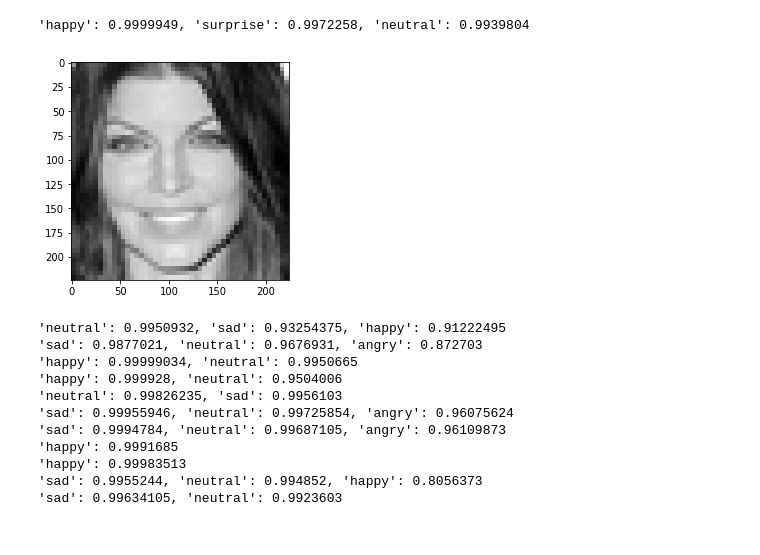
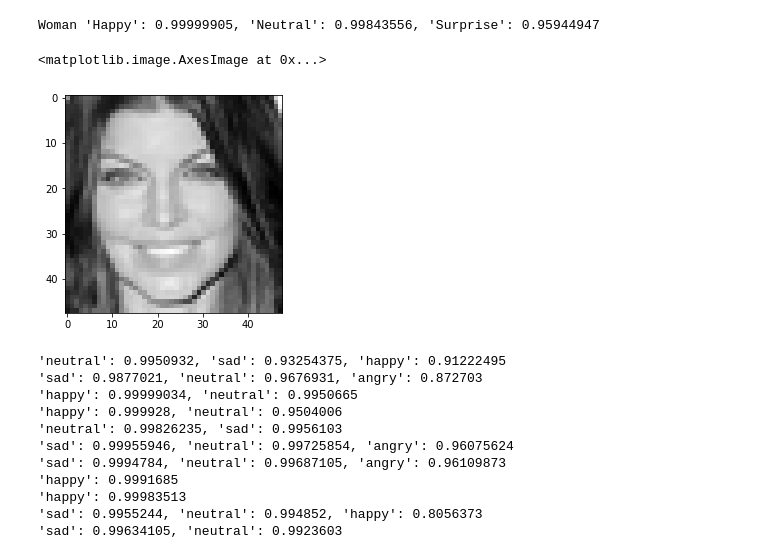
Before and after one commit to Piccio98/FER-and-GR-Project, a Jupyter notebook: VAR Project.ipynb, the cells around one changed output. Cells and saved outputs as stored; diff of their text form; code cells hidden in the pictures.

```diff
--- a/VAR Project.ipynb
+++ b/VAR Project.ipynb
@@ -18,6 +18,13 @@ if not os.path.exists("Test Set/"):
     gdown.extractall(file_path)
     if os.path.exists(file_path):
         os.remove(file_path)
+# %%
+gender_img_height = 378
+gender_img_width = 378
+emotions_img_height = 224
+emotions_img_width = 224
+gender_class_names = ["Man", "Woman"]
+emotions_class_names = ["Angry", "Disgust", "Fear", "Happy", "Neutral", "Sad", "Surprise"]
 # %%
 #Load the Model
 file_path = "test.zip"
@@ -39,41 +50,34 @@ emotionsModel = keras.models.load_model('Emotions Model/')
+# %%
+def prepare_img(img):
+    x = image.img_to_array(img)
+    x = np.expand_dims(x, axis=0)
+    images = np.vstack([x])
+    return images
 # %%
 ## Load and Predict an image
+img = image.load_img("Test Set/240.png", color_mode = "grayscale")
 
-img = image.load_img("Test Set/110.png", target_size=(img_height,img_width), color_mode = "grayscale")
-plt.imshow(img, cmap="gray")
-x = image.img_to_array(img)
-x = np.expand_dims(x, axis=0)
+gender_img = cv2.resize(np.float32(img), (gender_img_height, gender_img_width))
+gender_classes = genderModel.predict(prepare_img(gender_img))
 
-images = np.vstack([x])
-classes = model.predict(images)
-print(class_names[np.where(classes > 0.5, 1,0)[0][1]])
+emotions_image = cv2.resize(np.float32(img), (emotions_img_height, emotions_img_width))
+emotions_classes = emotionsModel.predict(prepare_img(emotions_image))
 
-##
-
-img = image.load_img("Test Set/240.png", target_size=(img_height,img_width), color_mode = "grayscale")
-plt.imshow(img, cmap="gray")
-x = image.img_to_array(img)
-x = np.expand_dims(x, axis=0)
-
-images = np.vstack([x])
-classes = model.predict(images)
-
-res = {}
-
-class_label = " "
-index = list(np.where(np.where(classes > 0.8, 1, 0)[0] == 1)[0])
-
+index = list(np.where(np.where(emotions_classes > 0.8, 1, 0)[0] == 1)[0])
 dictionary = dict()
 sorted_dict = dict()
 for i in index:
-    dictionary[class_names[i]] = classes[0][i]
+    dictionary[emotions_class_names[i]] = emotions_classes[0][i]
 sorted_keys = sorted(dictionary, key=dictionary.get, reverse=True)
 for w in sorted_keys:
     sorted_dict[w] = dictionary[w]
-print(str(sorted_dict)[1:-1])
+
+print(gender_class_names[np.where(gender_classes > 0.5, 1,0)[0][1]] + " " + str(sorted_dict)[1:-1])
+plt.imshow(img, cmap="gray")
 # %% [output]
-'happy': 0.9999949, 'surprise': 0.9972258, 'neutral': 0.9939804
+Woman 'Happy': 0.99999905, 'Neutral': 0.99843556, 'Surprise': 0.95944947
+<matplotlib.image.AxesImage at 0x...>
-[figure, old version]
+[figure, new version]
 # %%
 cap = cv2.VideoCapture(0)
 
```
Also changed, not shown: parts of 1 cell of this notebook, 2 other files.
